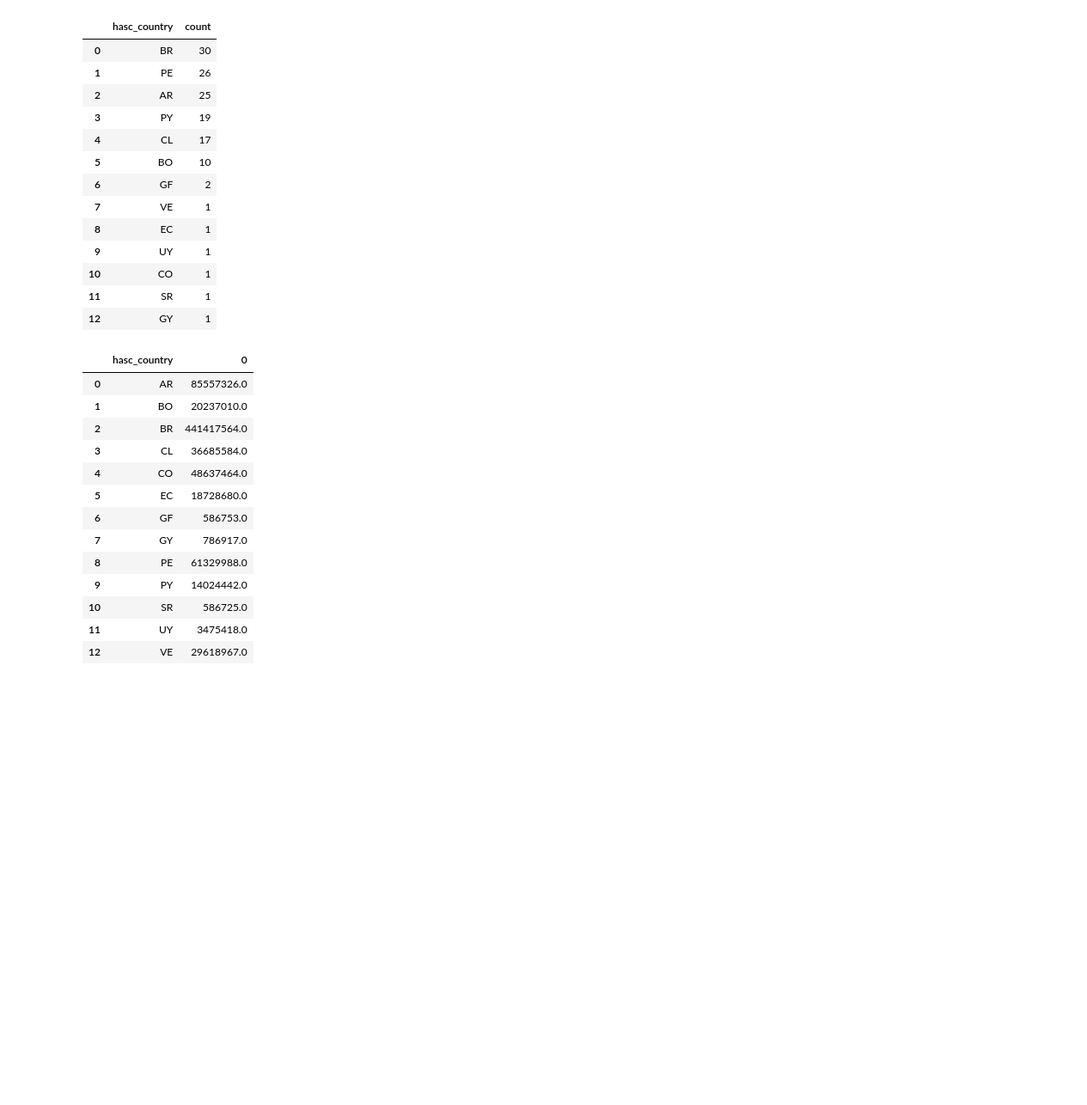
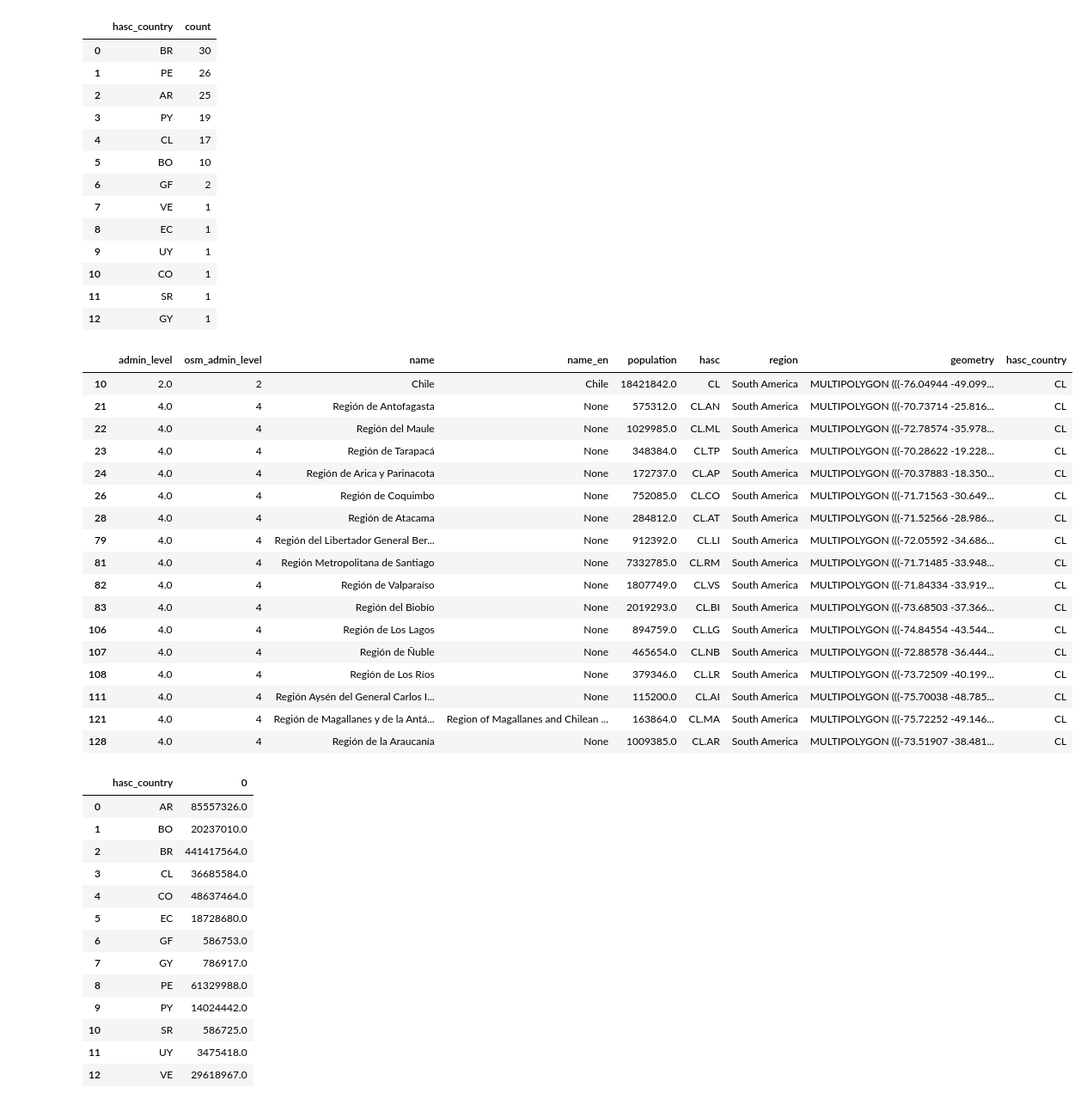
Before and after one commit to fbotero317/capacidad-estatal, a Jupyter notebook: codigo/02_analysis/02_scripts/process_kontur_southamerica_africa.ipynb, the cells around one changed output. Shown at 86% size. Drawn from its saved outputs; the diff is of its cells as text; code cells hidden in the pictures; blank space fills up the shorter version.

```diff
--- a/codigo/02_analysis/02_scripts/process_kontur_southamerica_africa.ipynb
+++ b/codigo/02_analysis/02_scripts/process_kontur_southamerica_africa.ipynb
@@ -15,5 +27,5 @@ data_path = Path(work_dir,'datos')
 ADMIN_DIVISIONS_PATH = work_dir / 'codigo' / '01_build' / '03_output'
 # %%
 
-southamerica_kontur = gpd.read_file(f"{data_path}/spatial/kontur_boundaries_southamerica_20230628.gpkg")
-africa_kontur = gpd.read_file(f"{data_path}/spatial/kontur_boundaries_africa_20230628.gpkg")
+southamerica_kontur = gpd.read_file(f"{work_dir}/codigo/01_build/03_output/population_density_south_america_results.gpkg")
+africa_kontur = gpd.read_file(f"{work_dir}/codigo/01_build/03_output/kontur_boundaries_africa_20230628.gpkg")
@@ -38,6 +86,27 @@ southamerica_kontur.hasc_country.value_counts().reset_index()
 | 10 | CO | 1 |
 | 11 | SR | 1 |
 | 12 | GY | 1 |
+# %%
+southamerica_kontur.query('hasc_country == ""')
+# %% [output]
+|  | admin_level | osm_admin_level | name | name_en | population | hasc | region | geometry | hasc_country |
+| 10 | 2.0 | 2 | Chile | Chile | 18421842.0 | CL | South America | MULTIPOLYGON (((-76.04944 -49.099... | CL |
+| 21 | 4.0 | 4 | Región de Antofagasta | None | 575312.0 | CL.AN | South America | MULTIPOLYGON (((-70.73714 -25.816... | CL |
+| 22 | 4.0 | 4 | Región del Maule | None | 1029985.0 | CL.ML | South America | MULTIPOLYGON (((-72.78574 -35.978... | CL |
+| 23 | 4.0 | 4 | Región de Tarapacá | None | 348384.0 | CL.TP | South America | MULTIPOLYGON (((-70.28622 -19.228... | CL |
+| 24 | 4.0 | 4 | Región de Arica y Parinacota | None | 172737.0 | CL.AP | South America | MULTIPOLYGON (((-70.37883 -18.350... | CL |
+| 26 | 4.0 | 4 | Región de Coquimbo | None | 752085.0 | CL.CO | South America | MULTIPOLYGON (((-71.71563 -30.649... | CL |
+| 28 | 4.0 | 4 | Región de Atacama | None | 284812.0 | CL.AT | South America | MULTIPOLYGON (((-71.52566 -28.986... | CL |
+| 79 | 4.0 | 4 | Región del Libertador General Ber... | None | 912392.0 | CL.LI | South America | MULTIPOLYGON (((-72.05592 -34.686... | CL |
+| 81 | 4.0 | 4 | Región Metropolitana de Santiago | None | 7332785.0 | CL.RM | South America | MULTIPOLYGON (((-71.71485 -33.948... | CL |
+| 82 | 4.0 | 4 | Región de Valparaíso | None | 1807749.0 | CL.VS | South America | MULTIPOLYGON (((-71.84334 -33.919... | CL |
+| 83 | 4.0 | 4 | Región del Biobío | None | 2019293.0 | CL.BI | South America | MULTIPOLYGON (((-73.68503 -37.366... | CL |
+| 106 | 4.0 | 4 | Región de Los Lagos | None | 894759.0 | CL.LG | South America | MULTIPOLYGON (((-74.84554 -43.544... | CL |
+| 107 | 4.0 | 4 | Región de Ñuble | None | 465654.0 | CL.NB | South America | MULTIPOLYGON (((-72.88578 -36.444... | CL |
+| 108 | 4.0 | 4 | Región de Los Ríos | None | 379346.0 | CL.LR | South America | MULTIPOLYGON (((-73.72509 -40.199... | CL |
+| 111 | 4.0 | 4 | Región Aysén del General Carlos I... | None | 115200.0 | CL.AI | South America | MULTIPOLYGON (((-75.70038 -48.785... | CL |
+| 121 | 4.0 | 4 | Región de Magallanes y de la Antá... | Region of Magallanes and Chilean ... | 163864.0 | CL.MA | South America | MULTIPOLYGON (((-75.72252 -49.146... | CL |
+| 128 | 4.0 | 4 | Región de la Araucanía | None | 1009385.0 | CL.AR | South America | MULTIPOLYGON (((-73.51907 -38.481... | CL |
 # %%
 # Group southamerica_kontur by hasc_country and add population
 southamerica_kontur.groupby('hasc_country').apply(lambda x: x['population'].sum() ).reset_index()
```
Also changed, not shown: parts of 16 cells of this notebook, 17 other files.
